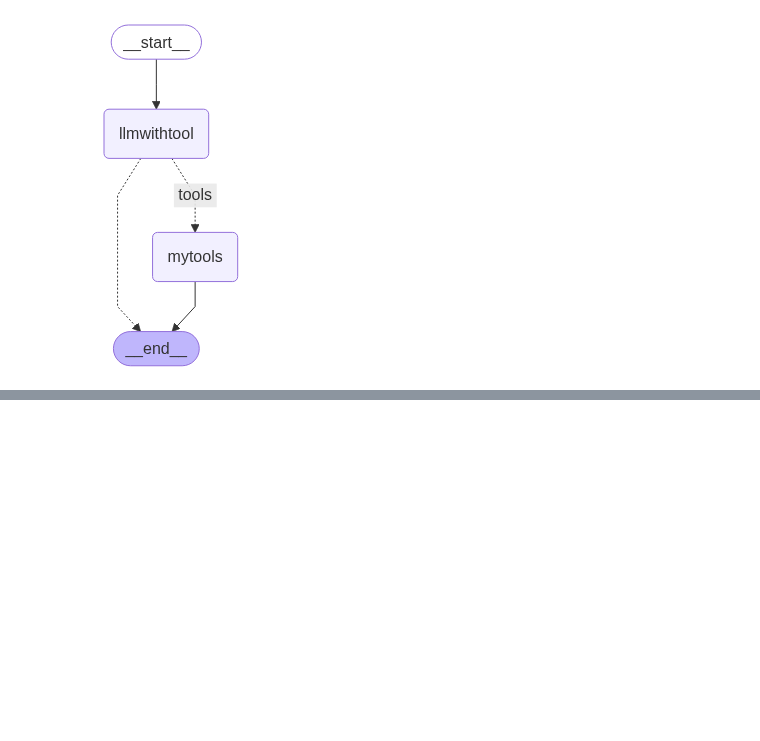
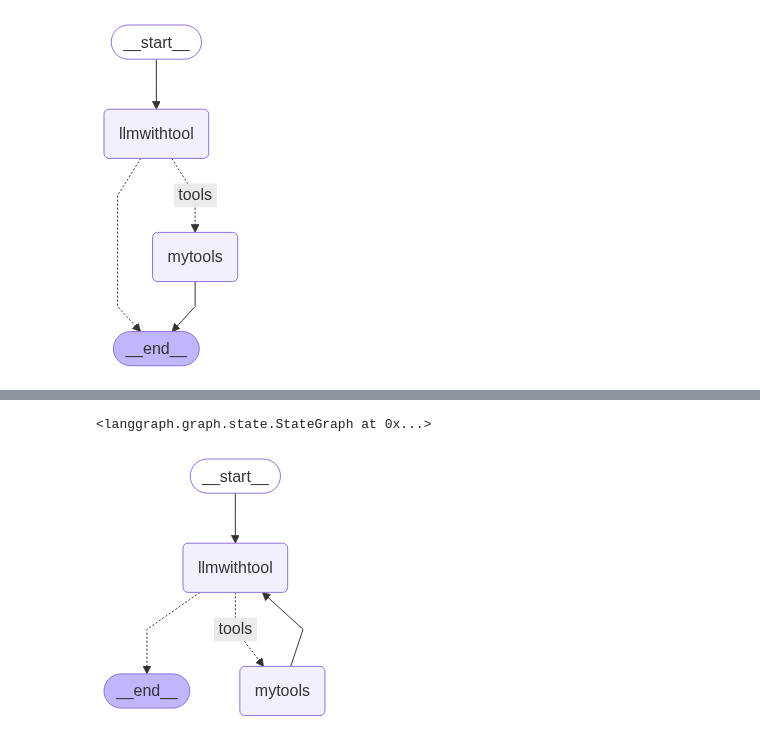
Before and after one commit to MilanMangukiya/Agentic-AI, a Jupyter notebook: 2-Langgraph/ReAct_tool.ipynb, the cells around one changed output, grey strips where cells are left out. Drawn from its saved outputs; the diff is of its cells as text; code cells hidden in the pictures; blank space fills up the shorter version.

```diff
--- a/2-Langgraph/ReAct_tool.ipynb
+++ b/2-Langgraph/ReAct_tool.ipynb
@@ -202,0 +218,22 @@ app2.invoke({"messages":["hi how are you?"]})
+# %%
+workflow3=StateGraph(MessagesState)
+workflow3.add_edge("mytools","llmwithtool")
+workflow3.add_node("llmwithtool",call_model)
+
+workflow3.add_node("mytools",tool_node)
+
+workflow3.add_edge(START,"llmwithtool")
+
+workflow3.add_conditional_edges("llmwithtool",
+                                router_function,
+                                {"tools":"mytools",
+                                 END:END})
+# %% [output]
+<langgraph.graph.state.StateGraph at 0x...>
+# %%
+app4=workflow3.compile(checkpointer=memory)
+# %%
+from IPython.display import Image, display
+display(Image(app4.get_graph().draw_mermaid_png()))
+# %% [output]
+[figure, added]
```
Also changed, not shown: parts of 22 cells of this notebook.
